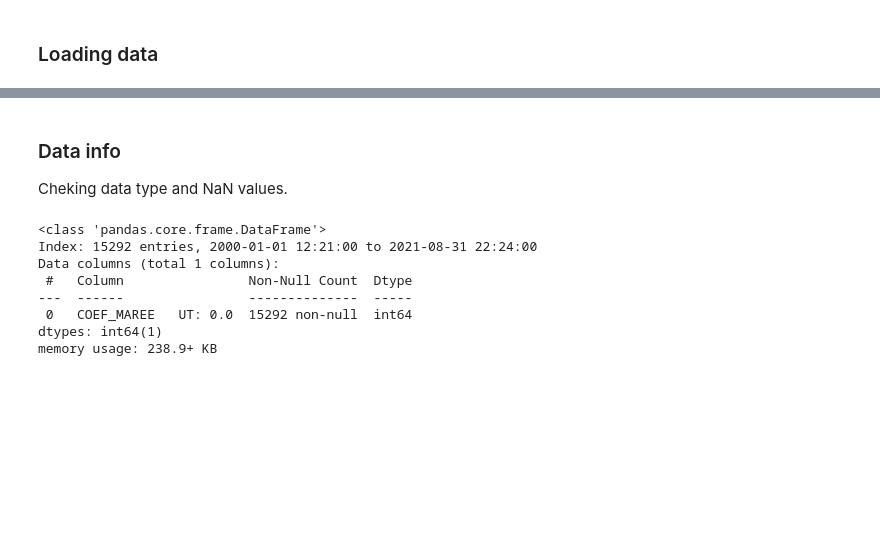
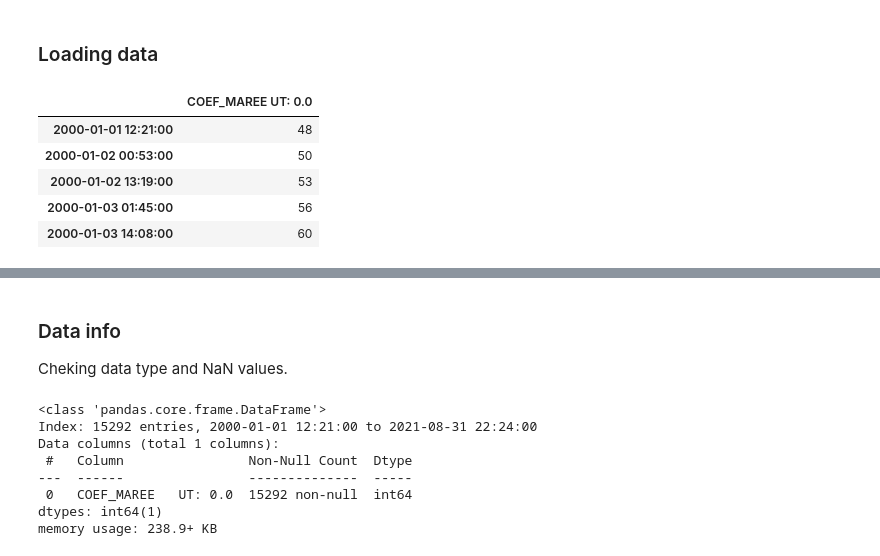
Before and after one commit to otmane-el-aloi/Prediction-of-tidal-coefficients, a Jupyter notebook: dataAnalysisOtmane.ipynb, the cells around one changed output, grey strips where cells are left out. Drawn from its saved outputs; the diff is of its cells as text; code cells hidden in the pictures; blank space fills up the shorter version.

```diff
--- a/dataAnalysisOtmane.ipynb
+++ b/dataAnalysisOtmane.ipynb
@@ -23,3 +26,12 @@ palette = sns.color_palette("rocket_r")
 ### Loading data
 # %%
 df = pd.read_csv("./data/original_data/data.txt", sep = "     ",index_col = None)
+# %%
+df.head()
+# %% [output]
+|  | COEF_MAREE UT: 0.0 |
+| 2000-01-01 12:21:00 | 48 |
+| 2000-01-02 00:53:00 | 50 |
+| 2000-01-02 13:19:00 | 53 |
+| 2000-01-03 01:45:00 | 56 |
+| 2000-01-03 14:08:00 | 60 |
```
Also changed, not shown: parts of 5 cells of this notebook.
